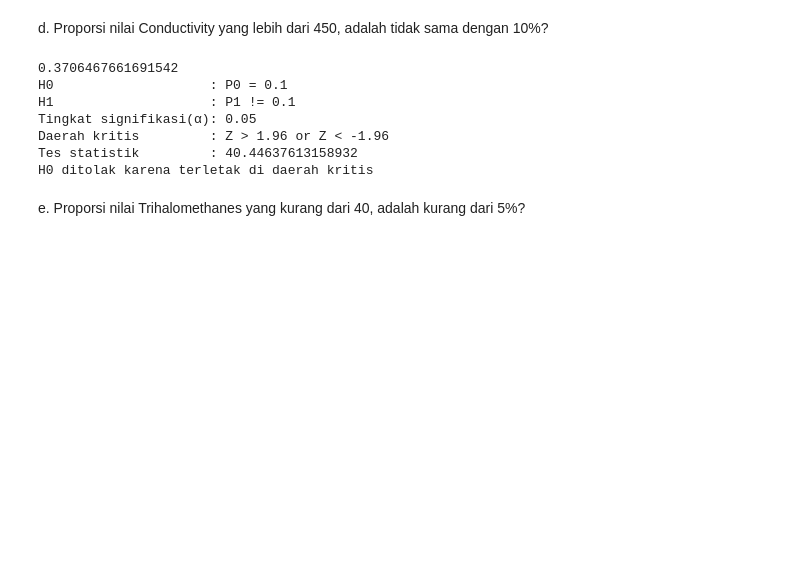
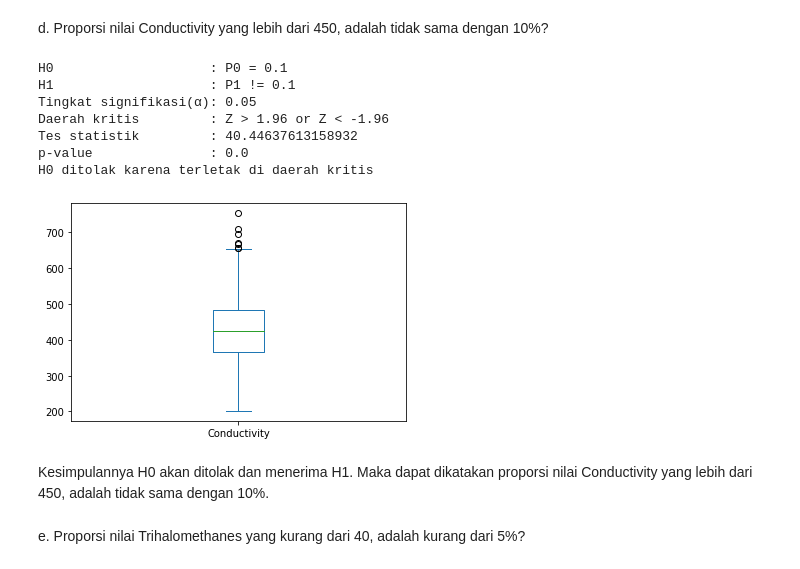
Before and after one commit to jakartasipirok/Tugas-Besar-IF2220-2021-2022, a Jupyter notebook: main.ipynb, the cells around one changed output. Saved outputs shown, nothing was run; the diff lists cells and outputs as text; code cells hidden in the pictures; blank space fills up the shorter version.

```diff
--- a/main.ipynb
+++ b/main.ipynb
@@ -269,25 +286,29 @@ d. Proporsi nilai Conductivity yang lebih dari 450, adalah tidak sama dengan
 # %%
 sample = []
 for row in df["Conductivity"]:
     if (row > 450):
         sample.append(row)
-print(len(sample)/len(df))
 
 print("H0                    : P0 = 0.1")
 print("H1                    : P1 != 0.1")
 alpha = 0.05
 print("Tingkat signifikasi(α):", alpha)
 Z = 1.96
 print("Daerah kritis         : Z > " +str(Z)+ " or Z < -" +str(Z))
 uji_statistik_proporsi(len(sample)/len(df), 0.1, len(df), Z)
+df["Conductivity"].plot(kind="box")
+plt.show()
 # %% [output]
-0.3706467661691542
 H0                    : P0 = 0.1
 H1                    : P1 != 0.1
 Tingkat signifikasi(α): 0.05
 Daerah kritis         : Z > 1.96 or Z < -1.96
 Tes statistik         : 40.44637613158932
+p-value               : 0.0
 H0 ditolak karena terletak di daerah kritis
+[figure, added]
+# %% [markdown]
+Kesimpulannya H0 akan ditolak dan menerima H1. Maka dapat dikatakan proporsi nilai Conductivity yang lebih dari 450, adalah tidak sama dengan 10%.
 # %% [markdown]
 e. Proporsi nilai Trihalomethanes yang kurang dari 40, adalah kurang dari 5%?
 # %%
```
Also changed, not shown: parts of 12 cells of this notebook.
